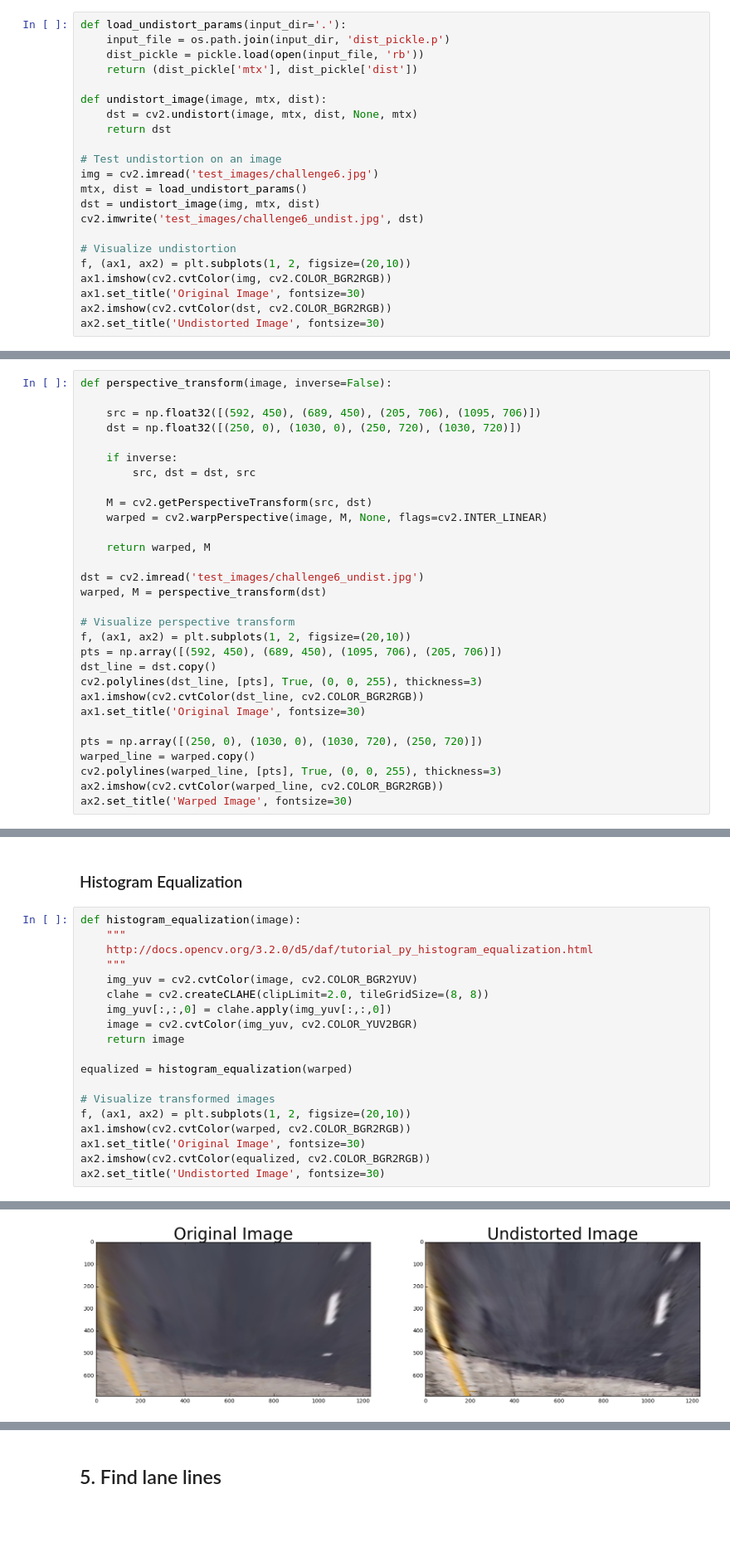
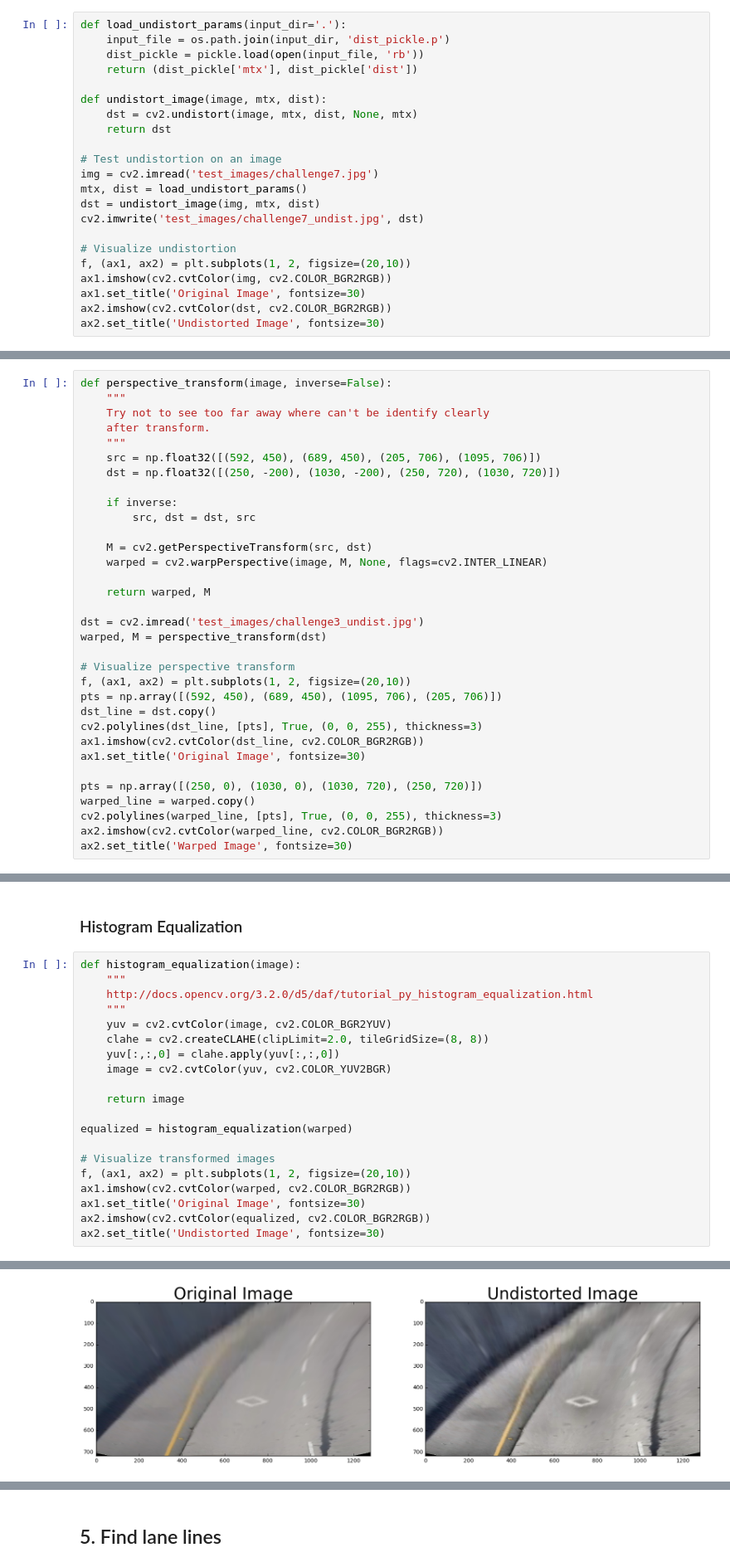
Before and after one commit to chc170/CarND-Advanced-Lane-Lines, a Jupyter notebook: project4.ipynb, the cells around one changed output, grey strips where cells are left out. Shown at 83% size. Drawn from its saved outputs; the diff is of its cells as text; blank space fills up the shorter version.

```diff
--- a/project4.ipynb
+++ b/project4.ipynb
@@ -80,10 +80,10 @@ def undistort_image(image, mtx, dist):
     return dst
 
 # Test undistortion on an image
-img = cv2.imread('test_images/challenge6.jpg')
+img = cv2.imread('test_images/challenge7.jpg')
 mtx, dist = load_undistort_params()
 dst = undistort_image(img, mtx, dist)
-cv2.imwrite('test_images/challenge6_undist.jpg', dst)
+cv2.imwrite('test_images/challenge7_undist.jpg', dst)
 
 # Visualize undistortion
 f, (ax1, ax2) = plt.subplots(1, 2, figsize=(20,10))
@@ -98,9 +98,12 @@ ax2.set_title('Undistorted Image', fontsize=30)
 ## 3. Perspective transform
 # %%
 def perspective_transform(image, inverse=False):
-
+    """
+    Try not to see too far away where can't be identify clearly
+    after transform.
+    """
     src = np.float32([(592, 450), (689, 450), (205, 706), (1095, 706)])
-    dst = np.float32([(250, 0), (1030, 0), (250, 720), (1030, 720)])
+    dst = np.float32([(250, -200), (1030, -200), (250, 720), (1030, 720)])
 
     if inverse:
         src, dst = dst, src
@@ -110,7 +113,7 @@ def perspective_transform(image, inverse=False):
 
     return warped, M
 
-dst = cv2.imread('test_images/challenge6_undist.jpg')
+dst = cv2.imread('test_images/challenge3_undist.jpg')
 warped, M = perspective_transform(dst)
 
 # Visualize perspective transform
@@ -136,25 +139,26 @@ ax2.set_title('Warped Image', fontsize=30)
 # %%
 def histogram_equalization(image):
     """
     http://docs.opencv.org/3.2.0/d5/daf/tutorial_py_histogram_equalization.html
     """
-    img_yuv = cv2.cvtColor(image, cv2.COLOR_BGR2YUV)
+    yuv = cv2.cvtColor(image, cv2.COLOR_BGR2YUV)
     clahe = cv2.createCLAHE(clipLimit=2.0, tileGridSize=(8, 8))
-    img_yuv[:,:,0] = clahe.apply(img_yuv[:,:,0])
-    image = cv2.cvtColor(img_yuv, cv2.COLOR_YUV2BGR)
+    yuv[:,:,0] = clahe.apply(yuv[:,:,0])
+    image = cv2.cvtColor(yuv, cv2.COLOR_YUV2BGR)
+
     return image
 
 equalized = histogram_equalization(warped)
 
 # Visualize transformed images
 f, (ax1, ax2) = plt.subplots(1, 2, figsize=(20,10))
 ax1.imshow(cv2.cvtColor(warped, cv2.COLOR_BGR2RGB))
 ax1.set_title('Original Image', fontsize=30)
 ax2.imshow(cv2.cvtColor(equalized, cv2.COLOR_BGR2RGB))
 ax2.set_title('Undistorted Image', fontsize=30)
 # %% [output]
 <matplotlib.text.Text at 0x...>
-[figure, old version]
+[figure, new version]
 # %%
 def create_threshold_binary_image(image, print_color=False):
     image = np.copy(image)
```
Also changed, not shown: parts of 18 cells of this notebook, 7 other files.
